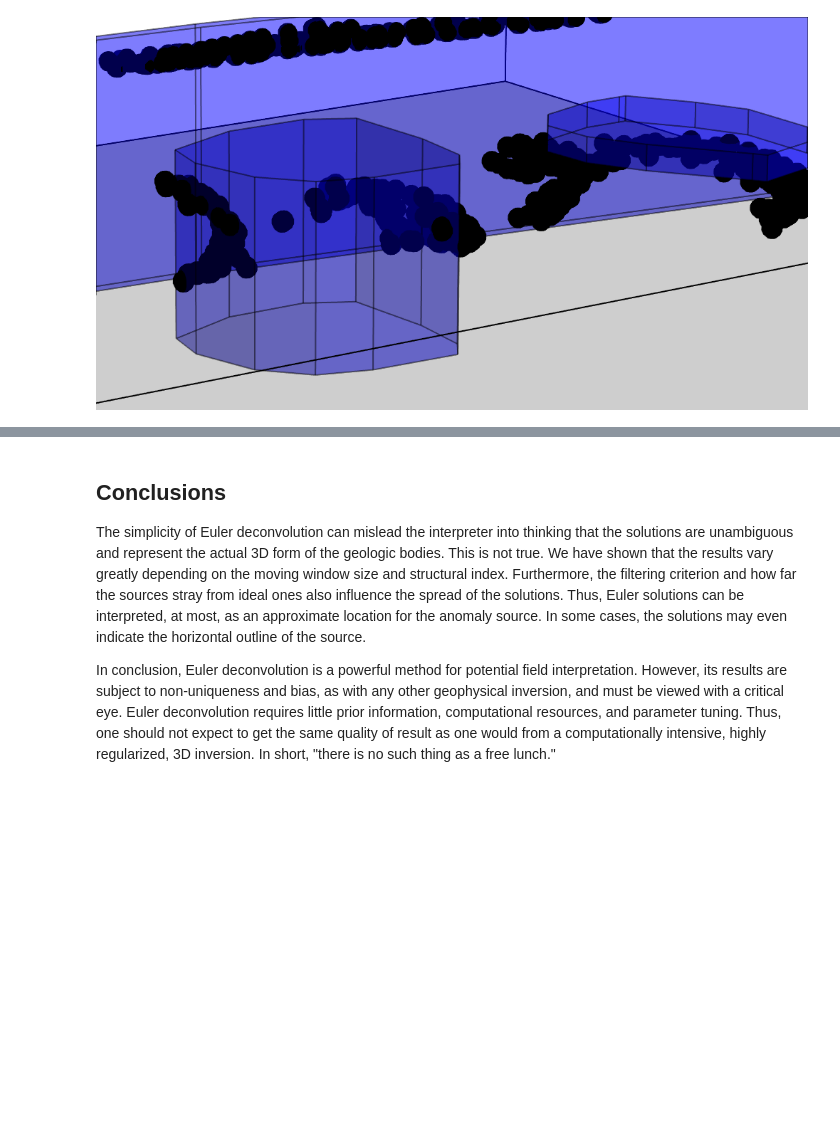
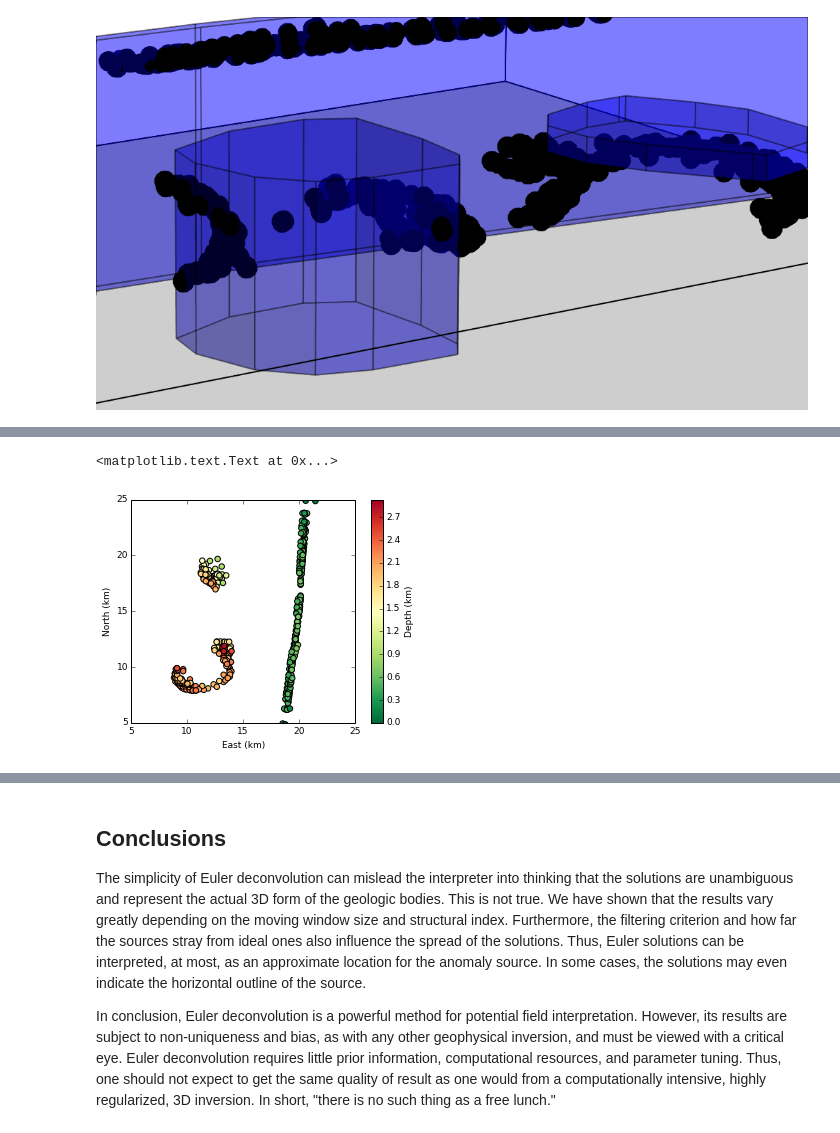
Before and after one commit to pinga-lab/paper-tle-euler-tutorial, a Jupyter notebook: euler-deconvolution-examples.ipynb, the cells around one changed output, grey strips where cells are left out. Cells and saved outputs as stored; diff of their text form; code cells hidden in the pictures; blank space fills up the shorter version.

```diff
--- a/euler-deconvolution-examples.ipynb
+++ b/euler-deconvolution-examples.ipynb
@@ -314,0 +379,23 @@ Notice how the sources for the intrusive body and the sill make  arch-like struc
+# %%
+xderiv_sphere = fourier.derivx(x, y, tf_sphere, shape)
+yderiv_sphere = fourier.derivy(x, y, tf_sphere, shape)
+zderiv_sphere = fourier.derivz(x, y, tf_sphere, shape)
+# %%
+euler_sphere = MovingWindow(
+    Classic(x, y, z, tf_sphere, xderiv_sphere, yderiv_sphere, zderiv_sphere, 3),
+    windows=(50, 50), size=(3000, 3000), keep=0.3).fit()
+# %%
+xc, yc, zc = euler_sphere.estimate_.T
+xc, yc, zc = xc[zc > 0], yc[zc > 0], zc[zc > 0]
+
+fig = mpl.figure()
+mpl.axis('scaled')
+plot = mpl.scatter(yc, xc, s=30, c=zc*0.001, cmap=mpl.cm.RdYlGn_r, vmin=0)
+mpl.colorbar().set_label('Depth (km)')
+mpl.set_area(area)
+mpl.m2km()
+mpl.xlabel('East (km)')
+mpl.ylabel('North (km)')
+# %% [output]
+<matplotlib.text.Text at 0x...>
+[figure, added]
```
Also changed, not shown: parts of 13 cells of this notebook.
